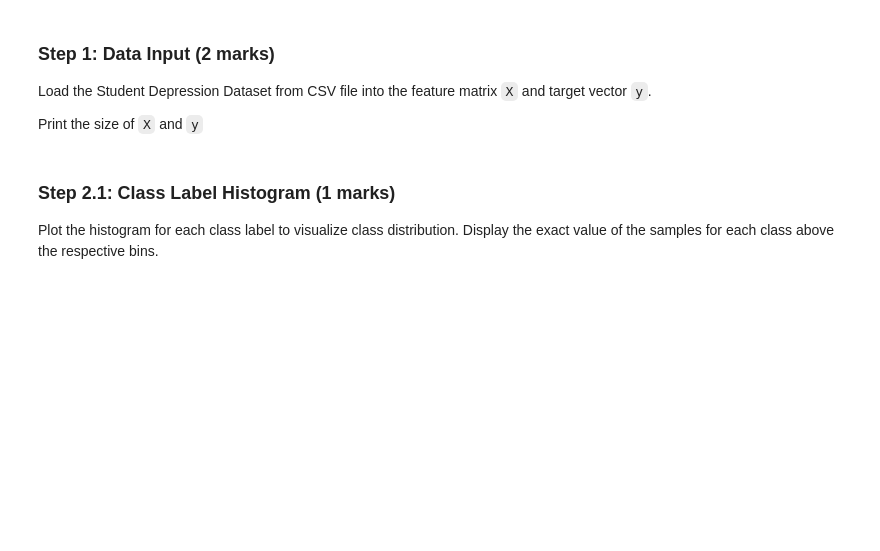
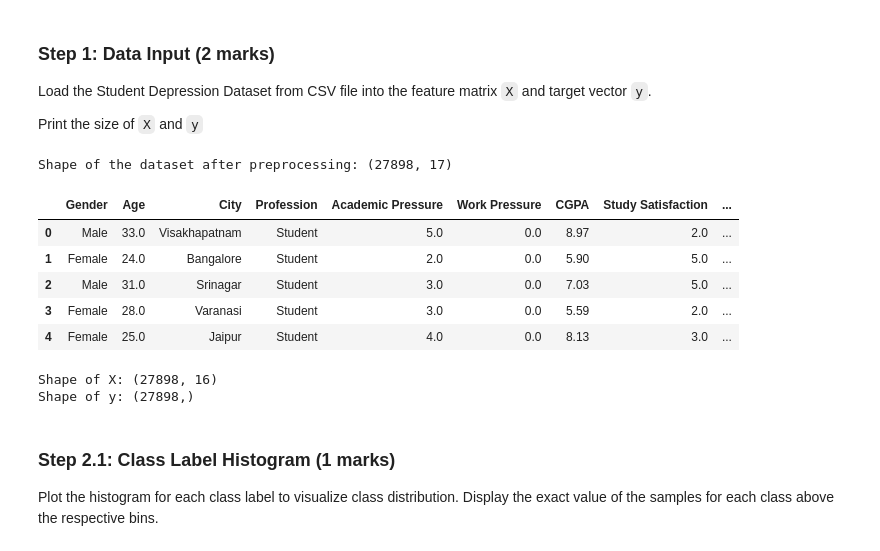
Before and after one commit to WoodenArmor/ENGG680_2025_Fall, a Jupyter notebook: Lab_Assignment2/Assignment2_Upload.ipynb, the cells around one changed output. Saved outputs shown, nothing was run; the diff lists cells and outputs as text; code cells hidden in the pictures; blank space fills up the shorter version.

```diff
--- a/Lab_Assignment2/Assignment2_Upload.ipynb
+++ b/Lab_Assignment2/Assignment2_Upload.ipynb
@@ -1020,19 +1116,28 @@ Load the Student Depression Dataset from CSV file into the feature matrix `X` an
 Print the size of `X` and `y`
 # %%
 # Load the Student Depression Dataset
-data = pd.read_csv('')
+data = pd.read_csv('/content/drive/MyDrive/ENGG680_2025_Fall/Lab_Assignment2/part2_data/Student Depression Dataset.csv')
 
 # Basic data preprocessing
-data.drop(   )  # Remove irrelevant ID column
-data.dropna(   )  # Remove rows with missing values
-data.drop_duplicates(   )  # Remove duplicate rows
+data.drop('id', axis = 1 ,inplace=True)  # Remove irrelevant ID column
+data.dropna(inplace=True)  # Remove rows with missing values
+data.drop_duplicates(inplace=True)  # Remove duplicate rows
 
 # Remove 'Other' category entries as they provide no useful information (1 marks)
-# your code here
+data = data[data['Profession'] != 'Other']
 
 
 # Print the shape of the dataset after preprocessing and display the first 5 rows using head()
-# your code here
+print(f"Shape of the dataset after preprocessing: {data.shape}")
+display(data.head())
+# %% [output]
+Shape of the dataset after preprocessing: (27898, 17)
+|  | Gender | Age | City | Profession | Academic Pressure | Work Pressure | CGPA | Study Satisfaction | ... |
+| 0 | Male | 33.0 | Visakhapatnam | Student | 5.0 | 0.0 | 8.97 | 2.0 | ... |
+| 1 | Female | 24.0 | Bangalore | Student | 2.0 | 0.0 | 5.90 | 5.0 | ... |
+| 2 | Male | 31.0 | Srinagar | Student | 3.0 | 0.0 | 7.03 | 5.0 | ... |
+| 3 | Female | 28.0 | Varanasi | Student | 3.0 | 0.0 | 5.59 | 2.0 | ... |
+| 4 | Female | 25.0 | Jaipur | Student | 4.0 | 0.0 | 8.13 | 3.0 | ... |
 # %%
 from sklearn.preprocessing import LabelEncoder
 
@@ -1047,11 +1152,15 @@ for col in categorical_columns:
         data[col] = labelencoder.fit_transform(data[col])
 
 # Prepare feature matrix X and target vector y (1 marks)
-y =  # Target vector
-X =  # Feature matrix
+y = data['Depression'] # Target vector
+X = data.drop('Depression', axis=1) # Feature matrix
 
 # Display sizes of X and y
-# your code here
+print(f"Shape of X: {X.shape}")
+print(f"Shape of y: {y.shape}")
+# %% [output]
+Shape of X: (27898, 16)
+Shape of y: (27898,)
 # %% [markdown]
 ### Step 2.1: Class Label Histogram (1 marks)
 
```
Also changed, not shown: parts of 5 cells of this notebook.
